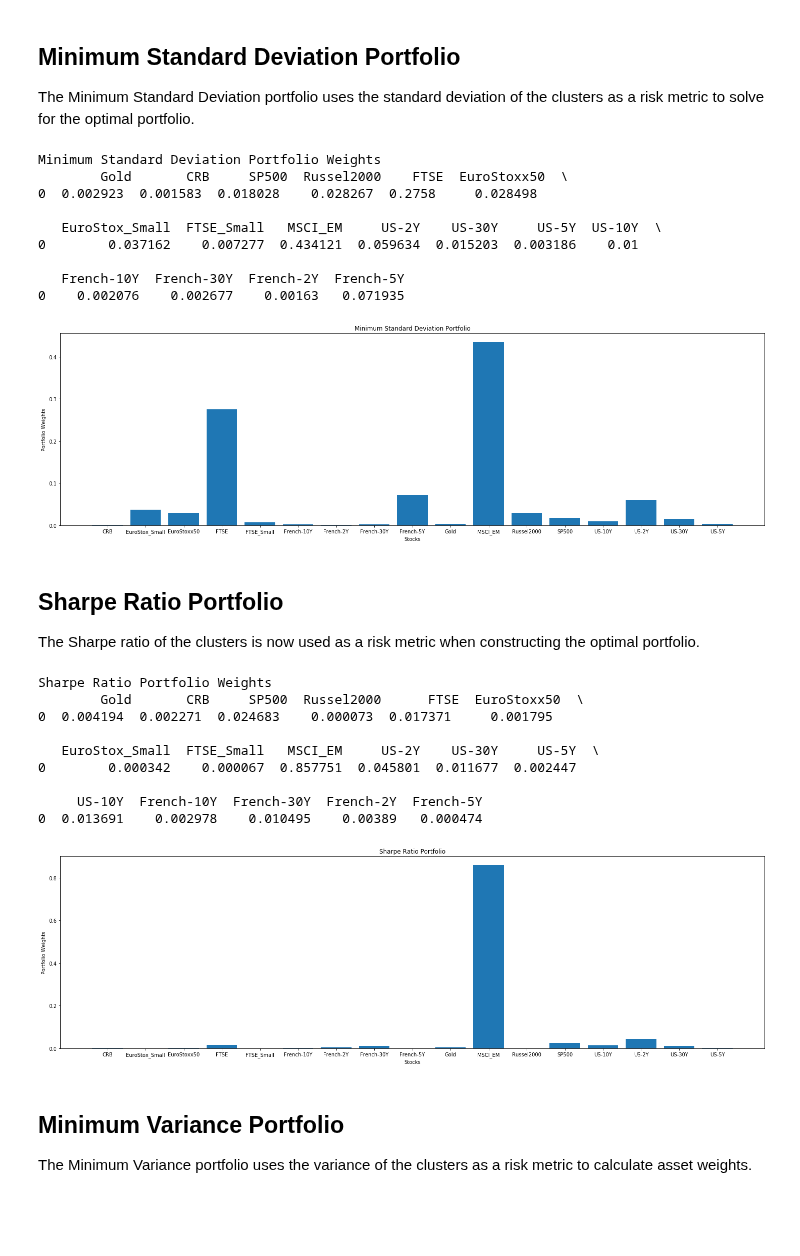
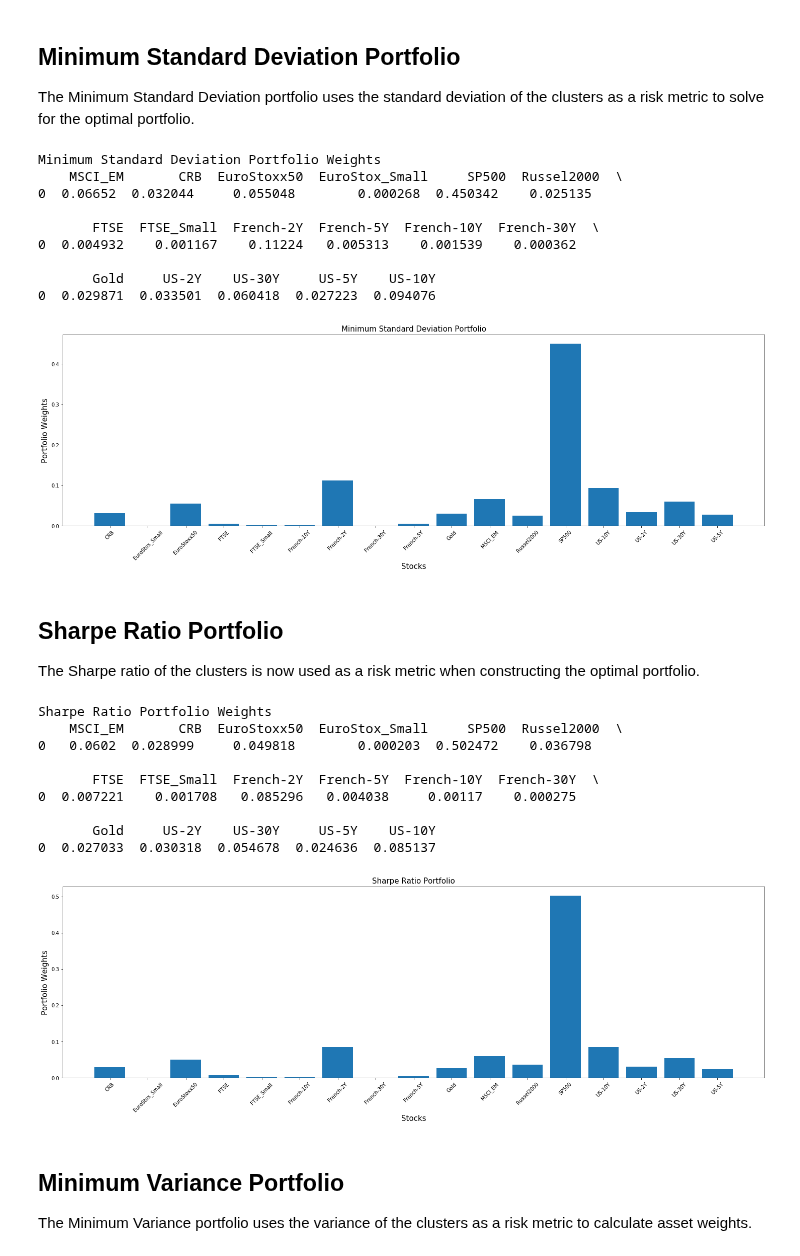
Before and after one commit to tzw101/research, a Jupyter notebook: Portfolio Optimisation Tutorials/Hierarchical Clustering Asset Allocation (HCAA)/HCAA Tutorial Notebook.ipynb, the cells around one changed output. Cells and saved outputs as stored; diff of their text form; code cells hidden in the pictures; blank space fills up the shorter version.

```diff
--- a/Portfolio Optimisation Tutorials/Hierarchical Clustering Asset Allocation (HCAA)/HCAA Tutorial Notebook.ipynb
+++ b/Portfolio Optimisation Tutorials/Hierarchical Clustering Asset Allocation (HCAA)/HCAA Tutorial Notebook.ipynb
@@ -61,6 +60,7 @@ raw_prices = pd.read_csv('assetalloc.csv', sep=';', parse_dates=True, index_col=
 raw_prices = raw_prices.iloc[::-1]
 x = raw_prices.index.get_loc('2010-01-01')
 stock_prices = raw_prices.iloc[0:x[0], :]
+stock_prices = stock_prices.sort_values(by="Dates").iloc[::-1]
 
 stock_prices.head()
 # %% [output]
@@ -238,30 +238,30 @@ hcaaMSD.allocate(asset_names=stock_prices.columns,
 print("Minimum Standard Deviation Portfolio Weights \n", hcaaMSD.weights)
 # %% [output]
 Minimum Standard Deviation Portfolio Weights
-        Gold       CRB     SP500  Russel2000    FTSE  EuroStoxx50  \
-0  0.002923  0.001583  0.018028    0.028267  0.2758     0.028498
+    MSCI_EM       CRB  EuroStoxx50  EuroStox_Small     SP500  Russel2000  \
+0  0.06652  0.032044     0.055048        0.000268  0.450342    0.025135
 
-   EuroStox_Small  FTSE_Small   MSCI_EM     US-2Y    US-30Y     US-5Y  US-10Y  \
-0        0.037162    0.007277  0.434121  0.059634  0.015203  0.003186    0.01
+       FTSE  FTSE_Small  French-2Y  French-5Y  French-10Y  French-30Y  \
+0  0.004932    0.001167    0.11224   0.005313    0.001539    0.000362
 
-   French-10Y  French-30Y  French-2Y  French-5Y
-0    0.002076    0.002677    0.00163   0.071935
+       Gold     US-2Y    US-30Y     US-5Y    US-10Y
+0  0.029871  0.033501  0.060418  0.027223  0.094076
 # %%
 # Plotting our Minimum Standard Deviation portfolio
 MSD_weights = hcaaMSD.weights[sorted(hcaaMSD.weights)]
 MSD_weights = MSD_weights.values.tolist()
 MSD_weights = [item for sublist in MSD_weights for item in sublist]
 y_pos = np.arange(len(stock_prices.columns))
 
 plt.figure(figsize=(25,7))
 plt.bar(y_pos, MSD_weights)
-plt.xticks(y_pos, sorted(hcaaMSD.weights))
-plt.xlabel('Stocks')
-plt.ylabel('Portfolio Weights')
-plt.title('Minimum Standard Deviation Portfolio')
+plt.xticks(y_pos, sorted(hcaaMSD.weights), rotation=45, size=10)
+plt.xlabel('Stocks', size=15)
+plt.ylabel('Portfolio Weights', size=15)
+plt.title('Minimum Standard Deviation Portfolio', size=15)
 plt.show()
 # %% [output]
-[figure, old version]
+[figure, new version]
 # %% [markdown]
 ## Sharpe Ratio Portfolio
 The Sharpe ratio of the clusters is now used as a risk metric when constructing the optimal portfolio.
@@ -275,14 +275,14 @@ hcaaSR.allocate(asset_names=stock_prices.columns,
 print("Sharpe Ratio Portfolio Weights \n", hcaaSR.weights)
 # %% [output]
 Sharpe Ratio Portfolio Weights
-        Gold       CRB     SP500  Russel2000      FTSE  EuroStoxx50  \
-0  0.004194  0.002271  0.024683    0.000073  0.017371     0.001795
+    MSCI_EM       CRB  EuroStoxx50  EuroStox_Small     SP500  Russel2000  \
+0   0.0602  0.028999     0.049818        0.000203  0.502472    0.036798
 
-   EuroStox_Small  FTSE_Small   MSCI_EM     US-2Y    US-30Y     US-5Y  \
-0        0.000342    0.000067  0.857751  0.045801  0.011677  0.002447
+       FTSE  FTSE_Small  French-2Y  French-5Y  French-10Y  French-30Y  \
+0  0.007221    0.001708   0.085296   0.004038     0.00117    0.000275
 
-     US-10Y  French-10Y  French-30Y  French-2Y  French-5Y
-0  0.013691    0.002978    0.010495    0.00389   0.000474
+       Gold     US-2Y    US-30Y     US-5Y    US-10Y
+0  0.027033  0.030318  0.054678  0.024636  0.085137
 # %%
 # Plotting our Sharpe ratio portfolio
 SR_weights = hcaaSR.weights[sorted(hcaaSR.weights)]
@@ -292,13 +292,13 @@ y_pos = np.arange(len(stock_prices.columns))
 
 plt.figure(figsize=(25,7))
 plt.bar(y_pos, SR_weights)
-plt.xticks(y_pos, sorted(hcaaSR.weights))
-plt.xlabel('Stocks')
-plt.ylabel('Portfolio Weights')
-plt.title('Sharpe Ratio Portfolio')
+plt.xticks(y_pos, sorted(hcaaSR.weights), rotation=45, size=10)
+plt.xlabel('Stocks', size=15)
+plt.ylabel('Portfolio Weights', size=15)
+plt.title('Sharpe Ratio Portfolio', size=15)
 plt.show()
 # %% [output]
-[figure, old version]
+[figure, new version]
 # %% [markdown]
 ## Minimum Variance Portfolio
 The Minimum Variance portfolio uses the variance of the clusters as a risk metric to calculate asset weights.
```
Also changed, not shown: parts of 17 cells of this notebook.
